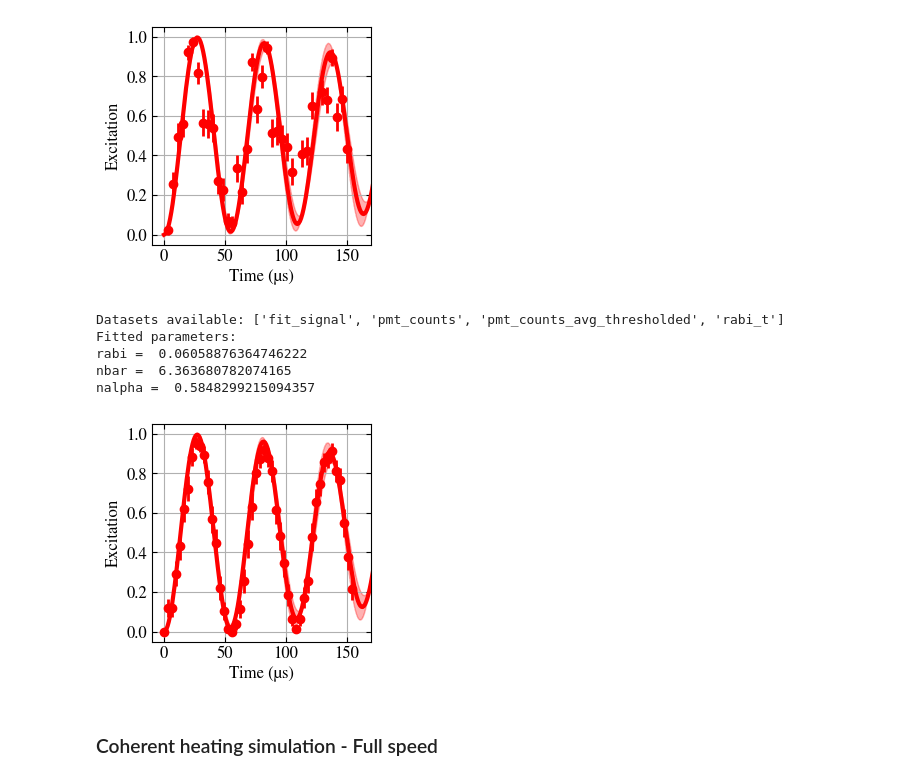
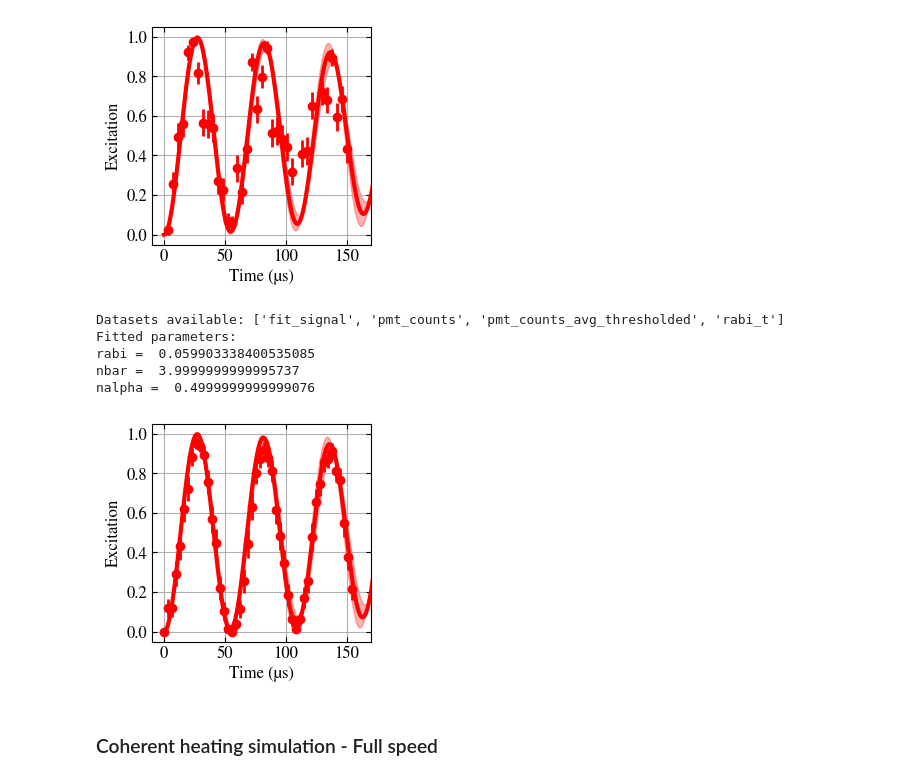
Before and after one commit to HaeffnerLab/Multiplexing, a Jupyter notebook: 24_ions_low_trap_coherence (new)_20250515.ipynb, the cells around one changed output. Cells and saved outputs as stored; diff of their text form; code cells hidden in the pictures.

```diff
--- a/24_ions_low_trap_coherence (new)_20250515.ipynb
+++ b/24_ions_low_trap_coherence (new)_20250515.ipynb
@@ -2008,7 +2008,7 @@ pmt_counts_avg_thresholded = pmt_counts_avg_thresholded / np.max(pmt_counts_avg_
 # Initial guesses
 # initial_guess = [0.09832203238100552, 0, 100]  # [rabi, nbar, nalpha]
 # bounds = ((0.05, 0, 0), (0.15, 30, 1))  # Modified upper bound for nalpha to 5
-bounds = ((0.00, 0, 0), (1.0, 10, 10))
+bounds = ((0.00, 0, 0), (1.0, 4, 0.5))
 # bounds = ((0.0, 0, 0), (0.15, np.inf, np.inf))
 # Initial guess is the center of the bounds
 initial_guess = [(bounds[0][0] + bounds[1][0]) / 15, (bounds[0][1] + bounds[1][1]) / 2, (bounds[0][2] + bounds[1][2]) / 2]
@@ -2050,38 +2050,38 @@ np.save("./data/save_pmt_counts_avg_thresholded_shuttling_static.npy", pmt_count
 np.save("./data/save_rabi_t_shuttling_static_simulation.npy", time)
 np.save("./data/save_pmt_counts_avg_thresholded_shuttling_static_simulation.npy", results)
 
 rabi_t = np.load("./data/save_rabi_t_shuttling_static.npy")
 pmt_counts_avg_thresholded = np.load("./data/save_pmt_counts_avg_thresholded_shuttling_static.npy")
 time = np.load("./data/save_rabi_t_shuttling_static_simulation.npy")
 results = np.load("./data/save_pmt_counts_avg_thresholded_shuttling_static_simulation.npy")
 
 # Plotting
 plt.figure(figsize=(2.83, 2.83))
 errorbar = np.sqrt(pmt_counts_avg_thresholded * (1 - pmt_counts_avg_thresholded)) / np.sqrt(n_samples)
 plt.errorbar(rabi_t[:], pmt_counts_avg_thresholded[:], yerr=errorbar[:], fmt='o', c='red', lw=2, zorder=2, label='Data')
 # plt.scatter(rabi_t[:], pmt_counts_avg_thresholded[:], c='red', s=30, zorder=2, label='Data')
 # plt.errorbar(rabi_t[:], pmt_counts_avg_thresholded[:], yerr=errorbar[:], fmt='o', c='C0', lw=1, zorder=2, label='Data')
 plt.plot(time, results[1], c='red', lw=3, zorder=3, label=f'$\\bar{{n}}_{{th}} = {np.average(nbars):.1f} \\pm {(np.average(nbars) - nbars[0]):.1f}$')
 plt.plot(time, results[0], '--', c='red', lw=0.5, zorder=1, alpha=0.1)
 plt.plot(time, results[2], '--', c='red', lw=0.5, zorder=1, alpha=0.1)
 plt.fill_between(time, results[0], results[2], color='red', alpha=0.3)
 # plt.title('9-ion rabi oscillation after half speed shuttling', fontdict={'family': 'STIXGeneral', 'size': 12})
 plt.xlabel(r'Time (µs)', fontdict={'family': 'STIXGeneral', 'size': 12})
 plt.ylabel(r'Excitation', fontdict={'family': 'STIXGeneral', 'size': 12})
 plt.ylim(-0.05, 1.05)
 plt.xlim(-10, 170)
 # plt.legend(loc='lower right')
 # plt.legend()
 plt.grid(True)
-plt.savefig('./outputs/shuttling/Rabi_9_ions_no_shuttling.pdf', format='pdf', bbox_inches='tight')
+plt.savefig('./outputs/shuttling/Fig_4_a.pdf', format='pdf', bbox_inches='tight')
 plt.show()
 # %% [output]
 Datasets available: ['fit_signal', 'pmt_counts', 'pmt_counts_avg_thresholded', 'rabi_t']
 Fitted parameters:
-rabi =  0.06058876364746222
-nbar =  6.363680782074165
-nalpha =  0.5848299215094357
+rabi =  0.059903338400535085
+nbar =  3.9999999999995737
+nalpha =  0.4999999999999076
-[figure, old version]
+[figure, new version]
 # %% [markdown]
 ### Coherent heating simulation - Full speed
 # %%
```
Also changed, not shown: 2 other files.
